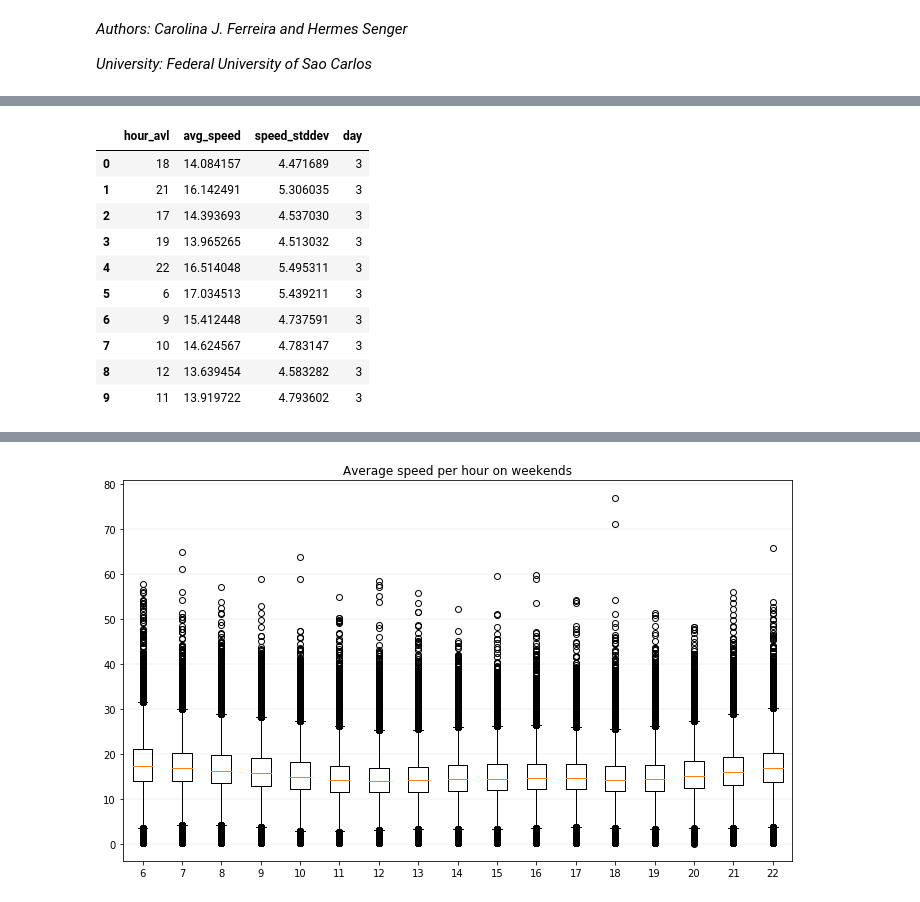
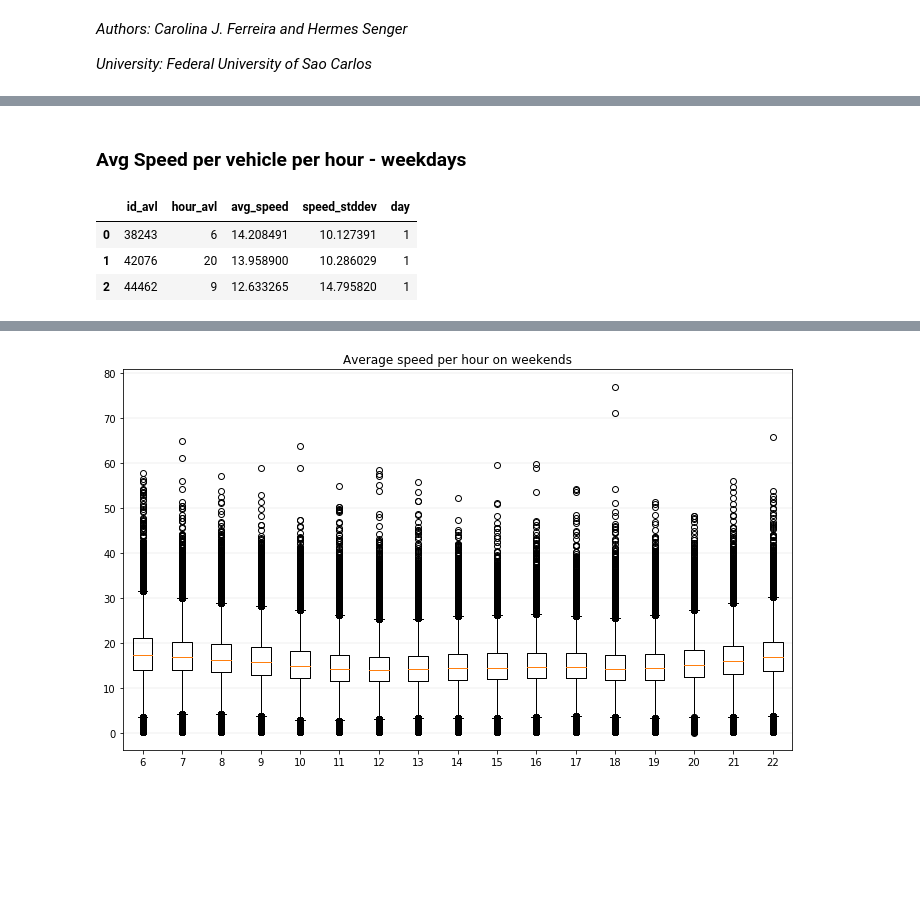
Before and after one commit to caroljunq/sptrans-data-analysis, a Jupyter notebook: article-journal/3-metrics-charts.ipynb, the cells around one changed output, grey strips where cells are left out. Saved outputs shown, nothing was run; the diff lists cells and outputs as text; code cells hidden in the pictures; blank space fills up the shorter version.

```diff
--- a/article-journal/3-metrics-charts.ipynb
+++ b/article-journal/3-metrics-charts.ipynb
@@ -91,18 +182,12 @@ plt.savefig(f'./charts-results/avg-speed-weekends.png',bbox_inches='tight')
+# %% [markdown]
+### Avg Speed per vehicle per hour - weekdays
 # %%
-import pandas as pd
-
-df = pd.read_parquet("./metrics-calculation-data/speed-calculation/spped-per-hour-all-weekends/")
-df.head(10)
+# Data Sample
+df = pd.read_parquet("./metrics-calculation-data/speed-calculation/speed-per-vehicle-per-hour-all-weekdays/")
+df.head(3)
 # %% [output]
-|  | hour_avl | avg_speed | speed_stddev | day |
-| 0 | 18 | 14.084157 | 4.471689 | 3 |
-| 1 | 21 | 16.142491 | 5.306035 | 3 |
-| 2 | 17 | 14.393693 | 4.537030 | 3 |
-| 3 | 19 | 13.965265 | 4.513032 | 3 |
-| 4 | 22 | 16.514048 | 5.495311 | 3 |
-| 5 | 6 | 17.034513 | 5.439211 | 3 |
-| 6 | 9 | 15.412448 | 4.737591 | 3 |
-| 7 | 10 | 14.624567 | 4.783147 | 3 |
-| 8 | 12 | 13.639454 | 4.583282 | 3 |
-| 9 | 11 | 13.919722 | 4.793602 | 3 |
+|  | id_avl | hour_avl | avg_speed | speed_stddev | day |
+| 0 | 38243 | 6 | 14.208491 | 10.127391 | 1 |
+| 1 | 42076 | 20 | 13.958900 | 10.286029 | 1 |
+| 2 | 44462 | 9 | 12.633265 | 14.795820 | 1 |
 # %%
```
Also changed, not shown: parts of 18 cells of this notebook, 6 other files.
